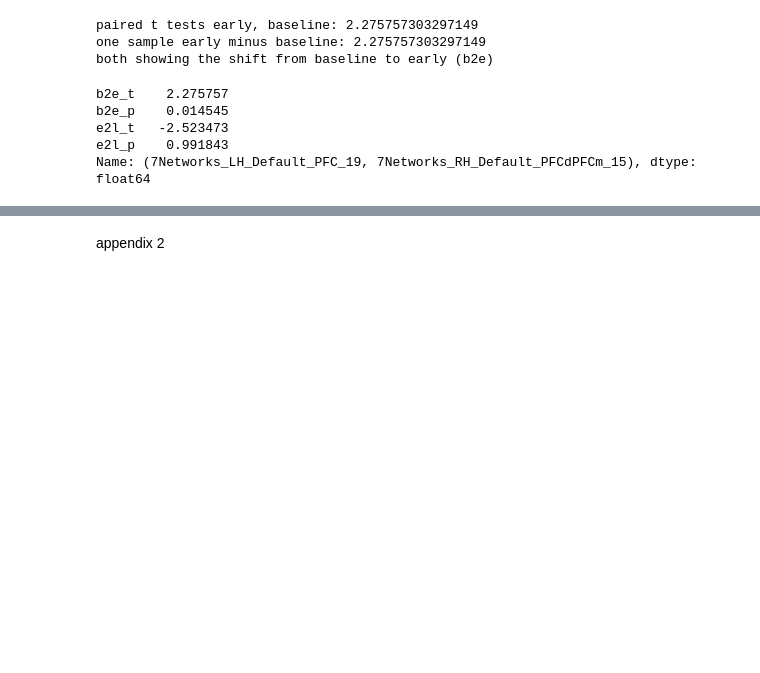
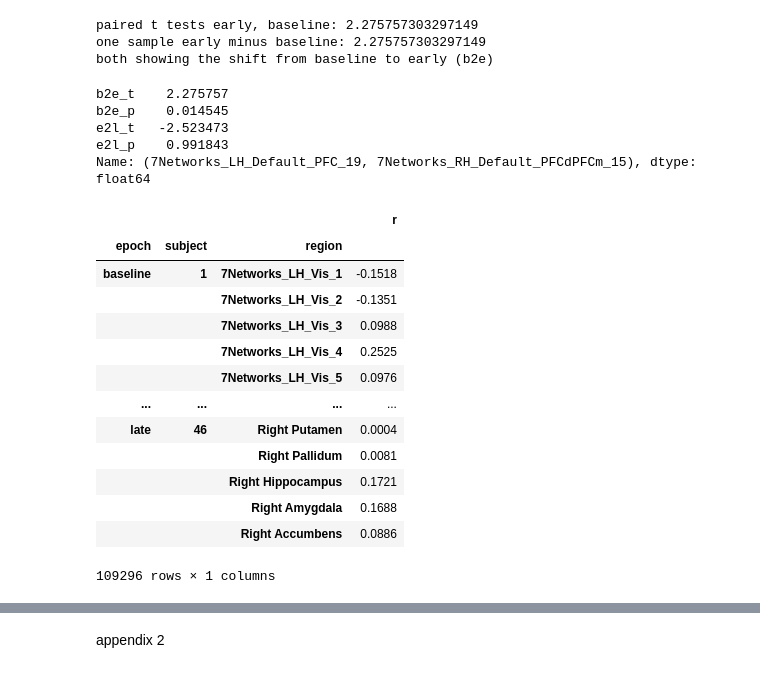
Before and after one commit to qniksefat/gradient-notebooks, a Jupyter notebook: large-manifold-nbs/4-seed.ipynb, the cells around one changed output, grey strips where cells are left out. Saved outputs shown, nothing was run; the diff lists cells and outputs as text; code cells hidden in the pictures; blank space fills up the shorter version.

```diff
--- a/large-manifold-nbs/4-seed.ipynb
+++ b/large-manifold-nbs/4-seed.ipynb
@@ -245,3 +245,20 @@ b2e_p    0.014545
 e2l_t   -2.523473
 e2l_p    0.991843
 Name: (7Networks_LH_Default_PFC_19, 7Networks_RH_Default_PFCdPFCm_15), dtype: float64
+# %%
+dfr.loc['7Networks_LH_Default_pCunPCC_32']
+# %% [output]
+|  |  |  | r |
+| epoch | subject | region |  |
+| baseline | 1 | 7Networks_LH_Vis_1 | -0.1518 |
+|  |  | 7Networks_LH_Vis_2 | -0.1351 |
+|  |  | 7Networks_LH_Vis_3 | 0.0988 |
+|  |  | 7Networks_LH_Vis_4 | 0.2525 |
+|  |  | 7Networks_LH_Vis_5 | 0.0976 |
+| ... | ... | ... | ... |
+| late | 46 | Right Putamen | 0.0004 |
+|  |  | Right Pallidum | 0.0081 |
+|  |  | Right Hippocampus | 0.1721 |
+|  |  | Right Amygdala | 0.1688 |
+|  |  | Right Accumbens | 0.0886 |
+109296 rows × 1 columns
```
Also changed, not shown: parts of 2 cells of this notebook, 52 other files.
